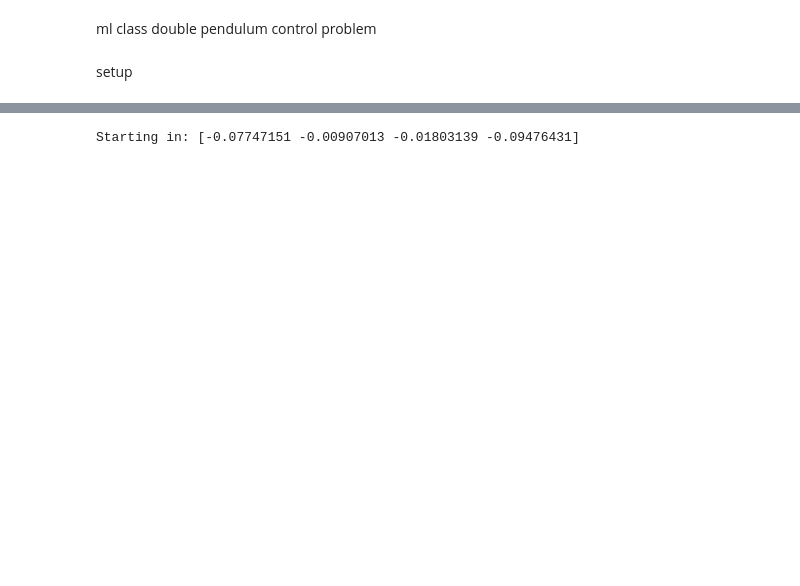
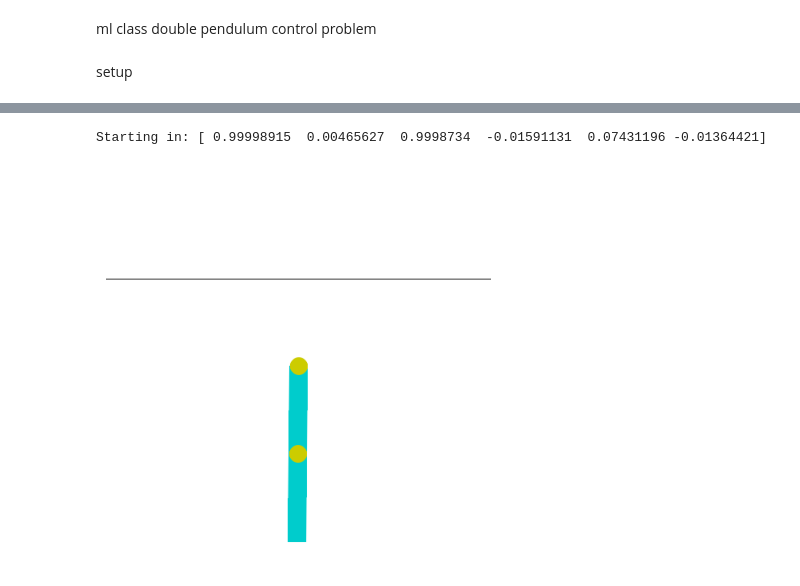
Before and after one commit to Stephen225/ML_class, a Jupyter notebook: project.ipynb, the cells around one changed output, grey strips where cells are left out. Drawn from its saved outputs; the diff is of its cells as text; code cells hidden in the pictures; blank space fills up the shorter version.

```diff
--- a/project.ipynb
+++ b/project.ipynb
@@ -32,14 +23,33 @@ import random
 env = gym.make('Acrobot-v1', render_mode="rgb_array")
 # Need to reset the environment to initialize it
 # Resets it to a random configuration hanging down
-env.reset()
+obs, info = env.reset()
 # The State
 # Array is: [top_theta (in rads),         bottom_theta (in_rads),
 #            top_theta_dot (in rads/sec), bottom_theta_dot (in_rads/sec)]
-print("Starting in:", env.env.env.env.state)
+print("Starting in:", obs)
 # %% [output]
-Starting in: [-0.07747151 -0.00907013 -0.01803139 -0.09476431]
+Starting in: [ 0.99998915  0.00465627  0.9998734  -0.01591131  0.07431196 -0.01364421]
 # %%
 # one run
 
-#
+fig, ax = plt.subplots(figsize=(5, 5))
+img = ax.imshow(env.render())
+plt.axis('off')
+
+full_obs = []
+
+for t in range(100): # 100 timesteps
+    action = 1 # can be -1 0 1 to apply torque in direction
+    observation, reward, terminated, truncated, info = env.step(action) # current state, reward from state, did it win, did it run out of time
+    full_obs.append(observation)
+
+    img.set_data(env.render())
+    display.display(plt.gcf())
+    display.clear_output(wait=True)
+
+    if terminated or truncated:
+        break
+env.close()
+# %% [output]
+[figure, added]
```
Also changed, not shown: parts of 3 cells of this notebook.
